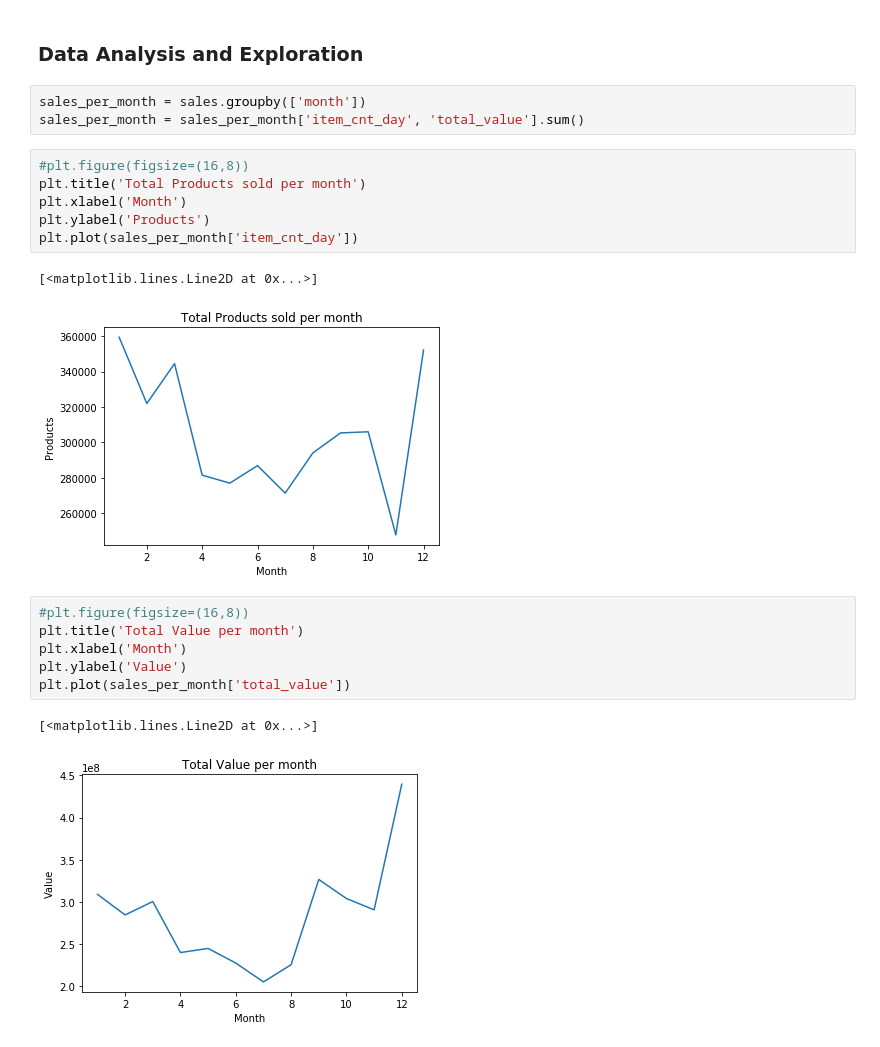
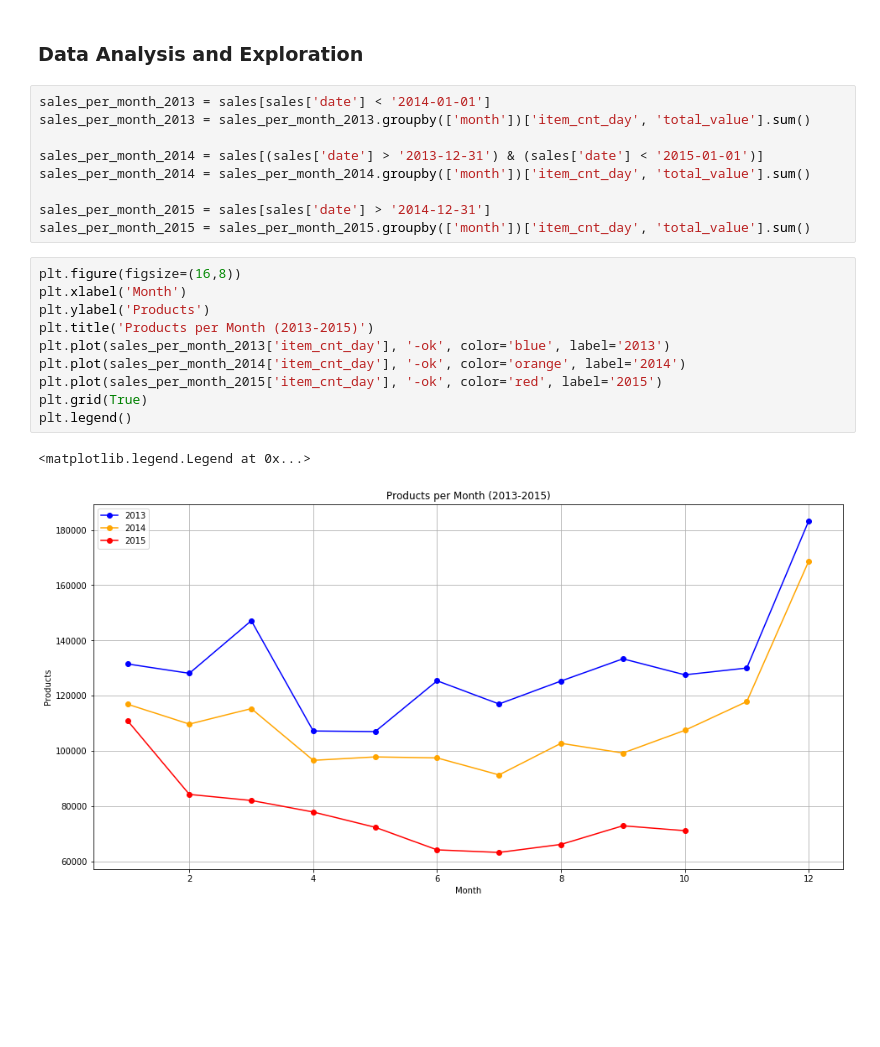
Before and after one commit to leandrocamara/future-sales-forecast, a Jupyter notebook: future-sales-forecast.ipynb, the cells around one changed output. Saved outputs shown, nothing was run; the diff lists cells and outputs as text; blank space fills up the shorter version.

Commit message:
Adjustments to monthly sales per year charts.

```diff
--- a/future-sales-forecast.ipynb
+++ b/future-sales-forecast.ipynb
@@ -30,24 +30,25 @@ sales.head()
 | 4 | 2013-01-15 | 0 | 25 | 2555 | 1099.00 | 1.0 | 1 | 1099.00 |
 # %% [markdown]
 ### Data Analysis and Exploration
-# %%
-sales_per_month = sales.groupby(['month'])
-sales_per_month = sales_per_month['item_cnt_day', 'total_value'].sum()
-# %%
-#plt.figure(figsize=(16,8))
-plt.title('Total Products sold per month')
-plt.xlabel('Month')
-plt.ylabel('Products')
-plt.plot(sales_per_month['item_cnt_day'])
-# %% [output]
-[<matplotlib.lines.Line2D at 0x...>]
-[figure, removed]
-# %%
-#plt.figure(figsize=(16,8))
-plt.title('Total Value per month')
-plt.xlabel('Month')
-plt.ylabel('Value')
-plt.plot(sales_per_month['total_value'])
-# %% [output]
-[<matplotlib.lines.Line2D at 0x...>]
-[figure, removed]
+# %%
+sales_per_month_2013 = sales[sales['date'] < '2014-01-01']
+sales_per_month_2013 = sales_per_month_2013.groupby(['month'])['item_cnt_day', 'total_value'].sum()
+
+sales_per_month_2014 = sales[(sales['date'] > '2013-12-31') & (sales['date'] < '2015-01-01')]
+sales_per_month_2014 = sales_per_month_2014.groupby(['month'])['item_cnt_day', 'total_value'].sum()
+
+sales_per_month_2015 = sales[sales['date'] > '2014-12-31']
+sales_per_month_2015 = sales_per_month_2015.groupby(['month'])['item_cnt_day', 'total_value'].sum()
+# %%
+plt.figure(figsize=(16,8))
+plt.xlabel('Month')
+plt.ylabel('Products')
+plt.title('Products per Month (2013-2015)')
+plt.plot(sales_per_month_2013['item_cnt_day'], '-ok', color='blue', label='2013')
+plt.plot(sales_per_month_2014['item_cnt_day'], '-ok', color='orange', label='2014')
+plt.plot(sales_per_month_2015['item_cnt_day'], '-ok', color='red', label='2015')
+plt.grid(True)
+plt.legend()
+# %% [output]
+<matplotlib.legend.Legend at 0x...>
+[figure, added]
```
Also changed, not shown: parts of 1 cell of this notebook.
